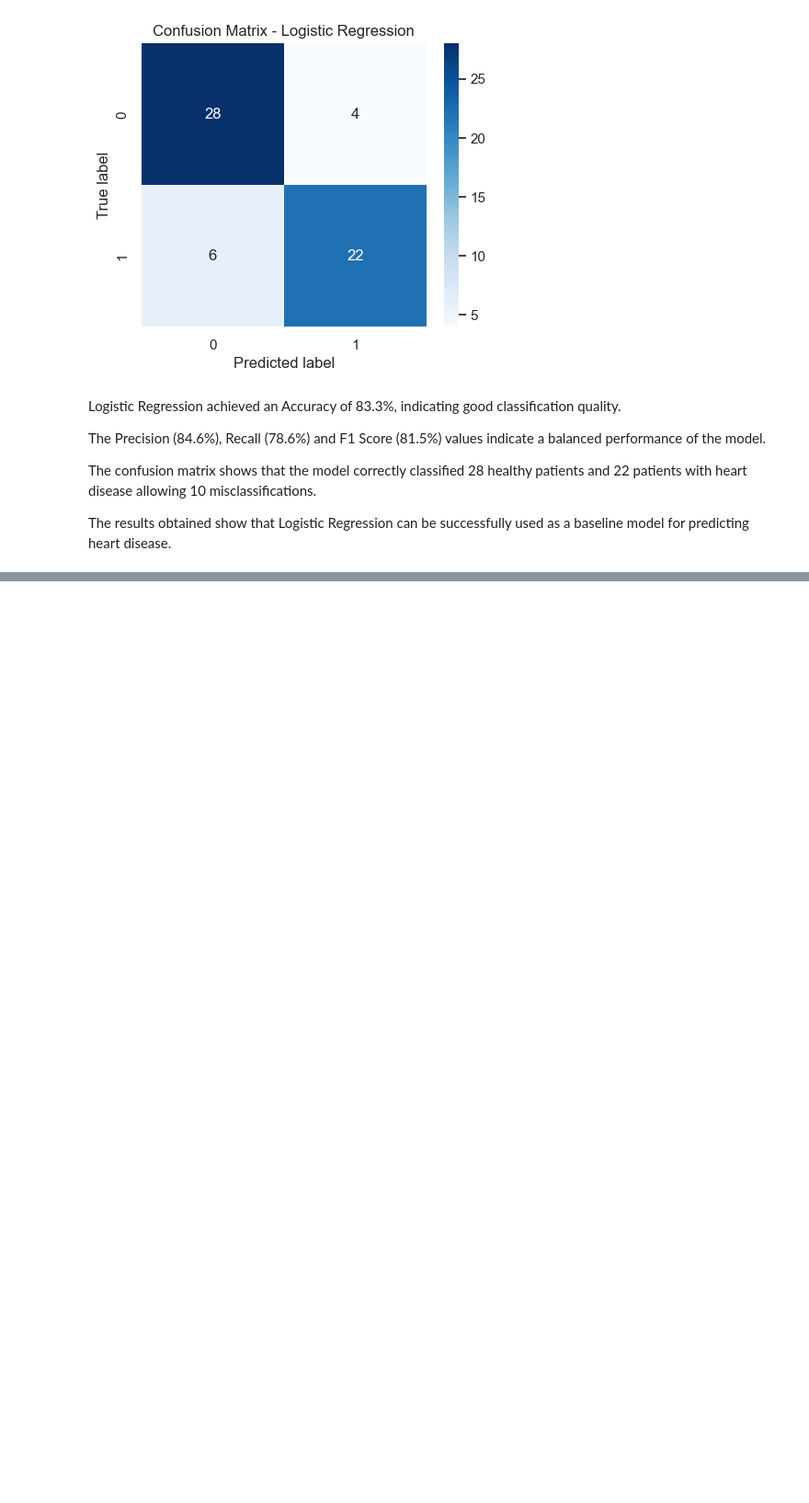
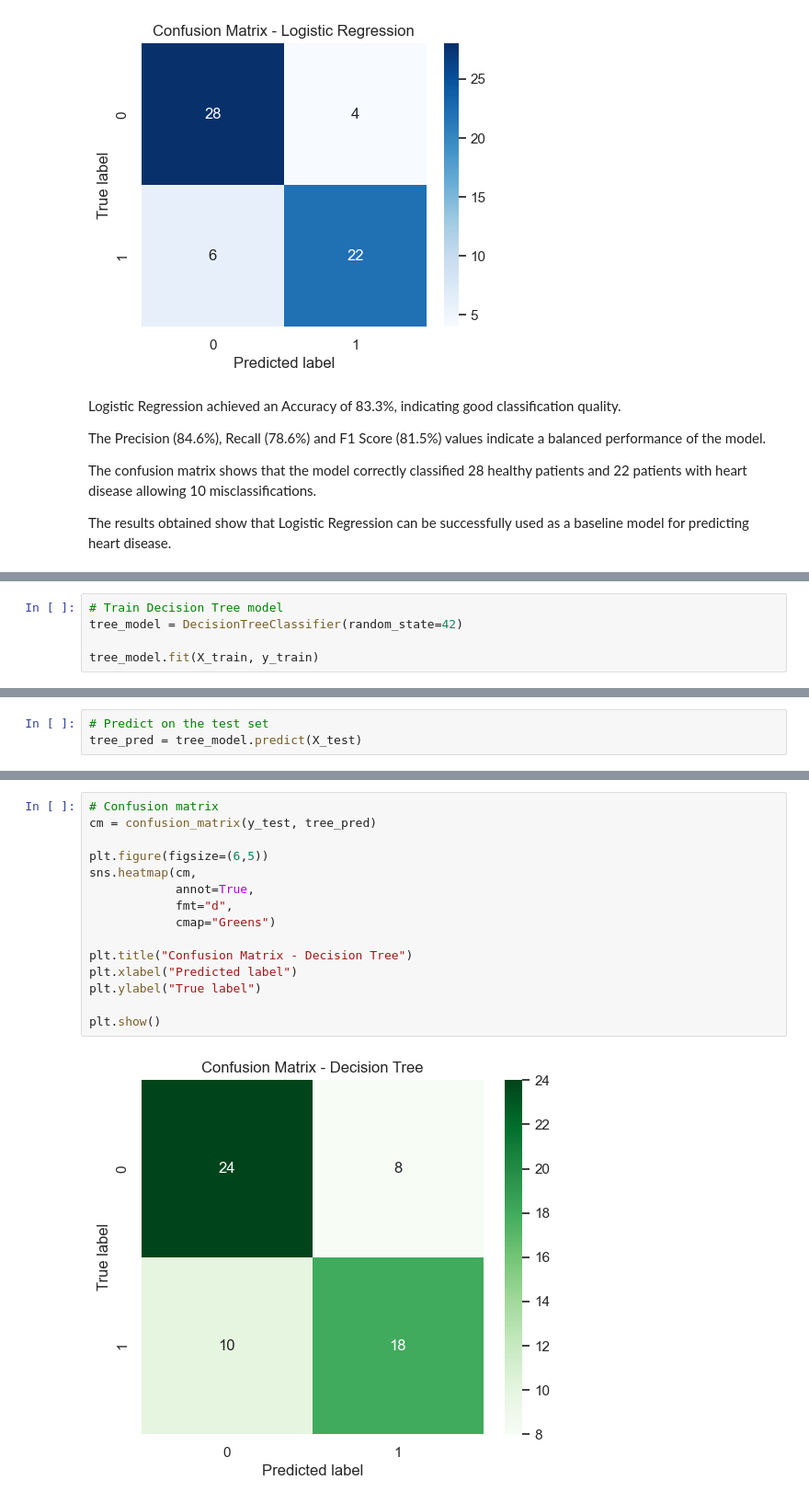
Before and after one commit to DoraGospodinova/ProjectML, a Jupyter notebook: Heart_Disease_Classification.ipynb, the cells around one changed output, grey strips where cells are left out. Shown at 92% size. Cells and saved outputs as stored; diff of their text form; blank space fills up the shorter version.

Commit message:
Evaluate Decision Tree model

```diff
--- a/Heart_Disease_Classification.ipynb
+++ b/Heart_Disease_Classification.ipynb
@@ -606,0 +613,5 @@ The results obtained show that Logistic Regression can be successfully used as a
+# %%
+# Train Decision Tree model
+tree_model = DecisionTreeClassifier(random_state=42)
+
+tree_model.fit(X_train, y_train)
@@ -606,0 +620,3 @@ The results obtained show that Logistic Regression can be successfully used as a
+# %%
+# Predict on the test set
+tree_pred = tree_model.predict(X_test)
@@ -606,0 +651,17 @@ The results obtained show that Logistic Regression can be successfully used as a
+# %%
+# Confusion matrix
+cm = confusion_matrix(y_test, tree_pred)
+
+plt.figure(figsize=(6,5))
+sns.heatmap(cm,
+            annot=True,
+            fmt="d",
+            cmap="Greens")
+
+plt.title("Confusion Matrix - Decision Tree")
+plt.xlabel("Predicted label")
+plt.ylabel("True label")
+
+plt.show()
+# %% [output]
+[figure, added]
```
Also changed, not shown: parts of 5 cells of this notebook.
